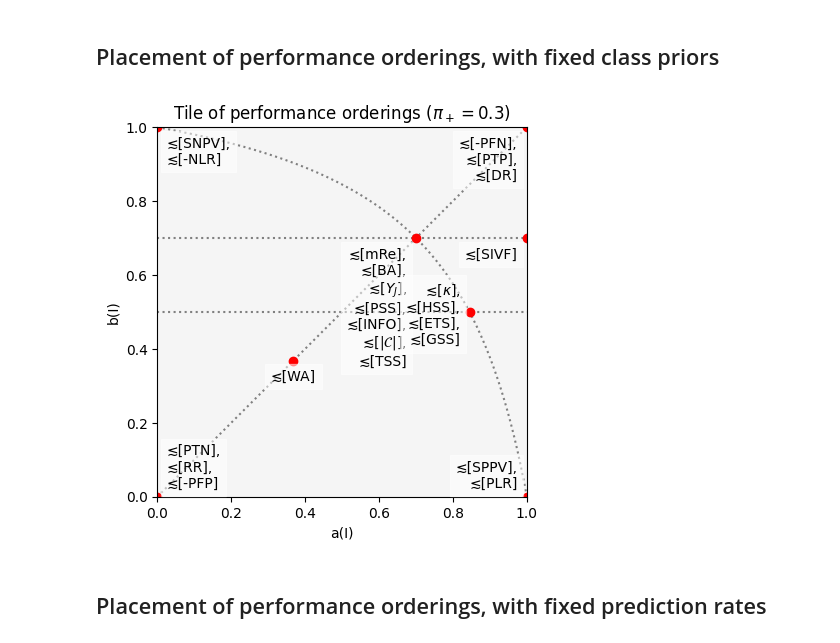
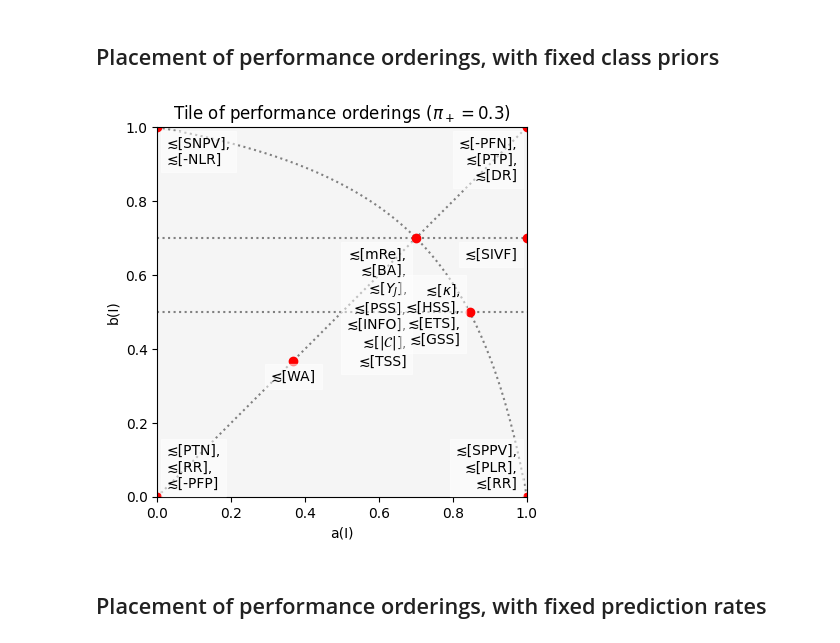
Before and after one commit to uliege-performance/sorbetto, a Jupyter notebook: examples/Pierard2024TheTile/Pierard2024TheTile_Figure3_tile.ipynb, the cells around one changed output. Drawn from its saved outputs; the diff is of its cells as text; code cells hidden in the pictures.

Commit message:
[ADD] Some connections for SciPy users: doc + ordering induced by the "relative risk" score.

```diff
--- a/examples/Pierard2024TheTile/Pierard2024TheTile_Figure3_tile.ipynb
+++ b/examples/Pierard2024TheTile/Pierard2024TheTile_Figure3_tile.ipynb
@@ -122,50 +123,32 @@ plt.show()
 # %%
 priorPos = 0.3
 
+collection = PerformanceOrderingsInducedByRankingScores
 orderings = [
-    PerformanceOrderingsInducedByRankingScores.getStandardizedNegativePredictiveValue(
-        priorPos
-    ),
-    PerformanceOrderingsInducedByRankingScores.getStandardizedPositivePredictiveValue(
-        priorPos
-    ),
-    PerformanceOrderingsInducedByRankingScores.getNegativeLikelihoodRatioComplement(
-        priorPos
-    ),
-    PerformanceOrderingsInducedByRankingScores.getPositiveLikelihoodRatio(priorPos),
-    PerformanceOrderingsInducedByRankingScores.getSkewInsensitiveVersionOfF1(priorPos),
-    PerformanceOrderingsInducedByRankingScores.getWeightedAccuracy(
-        priorPos, weightPos=0.2
-    ),
-    PerformanceOrderingsInducedByRankingScores.getMacroAveragedRecall(priorPos),
-    PerformanceOrderingsInducedByRankingScores.getBalancedAccuracy(priorPos),
-    PerformanceOrderingsInducedByRankingScores.getYoudenJ(priorPos),
-    PerformanceOrderingsInducedByRankingScores.getPeirceSkillScore(priorPos),
-    PerformanceOrderingsInducedByRankingScores.getInformedness(priorPos),
-    PerformanceOrderingsInducedByRankingScores.getCohenKappa(priorPos=priorPos),
-    PerformanceOrderingsInducedByRankingScores.getHeidkeSkillScore(priorPos=priorPos),
-    PerformanceOrderingsInducedByRankingScores.getEquitableThreatScore(
-        priorPos=priorPos
-    ),
-    PerformanceOrderingsInducedByRankingScores.getGilbertSkillScore(priorPos=priorPos),
-    PerformanceOrderingsInducedByRankingScores.getProbabilityTrueNegative(
-        priorPos=priorPos
-    ),
-    PerformanceOrderingsInducedByRankingScores.getRejectionRate(priorPos=priorPos),
-    PerformanceOrderingsInducedByRankingScores.getProbabilityFalsePositiveComplement(
-        priorPos=priorPos
-    ),
-    PerformanceOrderingsInducedByRankingScores.getProbabilityFalseNegativeComplement(
-        priorPos=priorPos
-    ),
-    PerformanceOrderingsInducedByRankingScores.getProbabilityTruePositive(
-        priorPos=priorPos
-    ),
-    PerformanceOrderingsInducedByRankingScores.getDetectionRate(priorPos=priorPos),
-    PerformanceOrderingsInducedByRankingScores.getNormalizedConfusionMatrixDeterminant(
-        priorPos=priorPos
-    ),
-    PerformanceOrderingsInducedByRankingScores.getTrueSkillStatistic(priorPos=priorPos),
+    collection.getStandardizedNegativePredictiveValue(priorPos),
+    collection.getStandardizedPositivePredictiveValue(priorPos),
+    collection.getNegativeLikelihoodRatioComplement(priorPos),
+    collection.getPositiveLikelihoodRatio(priorPos),
+    collection.getRelativeRisk(priorPos),
+    collection.getSkewInsensitiveVersionOfF1(priorPos),
+    collection.getWeightedAccuracy(priorPos, weightPos=0.2),
+    collection.getMacroAveragedRecall(priorPos),
+    collection.getBalancedAccuracy(priorPos),
+    collection.getYoudenJ(priorPos),
+    collection.getPeirceSkillScore(priorPos),
+    collection.getInformedness(priorPos),
+    collection.getCohenKappa(priorPos=priorPos),
+    collection.getHeidkeSkillScore(priorPos=priorPos),
+    collection.getEquitableThreatScore(priorPos=priorPos),
+    collection.getGilbertSkillScore(priorPos=priorPos),
+    collection.getProbabilityTrueNegative(priorPos=priorPos),
+    collection.getRejectionRate(priorPos=priorPos),
+    collection.getProbabilityFalsePositiveComplement(priorPos=priorPos),
+    collection.getProbabilityFalseNegativeComplement(priorPos=priorPos),
+    collection.getProbabilityTruePositive(priorPos=priorPos),
+    collection.getDetectionRate(priorPos=priorPos),
+    collection.getNormalizedConfusionMatrixDeterminant(priorPos=priorPos),
+    collection.getTrueSkillStatistic(priorPos=priorPos),
 ]
 
 parameterization = ParameterizationDefault()
@@ -174,34 +157,34 @@ tile = Tile(
     name=r"Tile of performance orderings ($\pi_+={:g}$)".format(priorPos),
 )
 
 locus = tile.parameterization.locateRelativeImportanceUnsatisfying(0.5, 0.5)
 annotation = AnnotationGeometric(locus, linestyle=":", color="grey")
 tile.appendAnnotation(annotation)
 
 locus = tile.parameterization.locateRelativeImportanceUnsatisfying(
     priorPos, 1.0 - priorPos
 )
 annotation = AnnotationGeometric(locus, linestyle=":", color="grey")
 tile.appendAnnotation(annotation)
 
 locus = tile.parameterization.locateOrderingsInvertedWithOpChangePredictedClass()
 annotation = AnnotationGeometric(locus, linestyle=":", color="grey")
 tile.appendAnnotation(annotation)
 
 annotation = AnnotationCurveFixedClassPriors(priorPos, linestyle=":", color="grey")
 tile.appendAnnotation(annotation)
 
 for ordering in orderings:
     annotation = AnnotationText(
         ordering, markerfacecolor="red", color="black", markeredgecolor="red"
     )
     tile.appendAnnotation(annotation)
 
 tile.draw()
 plt.show()
 # print ( tile.getExplanation () )
 # %% [output]
-[figure, old version]
+[figure, new version]
 # %% [markdown]
 ## Placement of performance orderings, with fixed prediction rates
 # %%
```
Also changed, not shown: parts of 2 cells of this notebook, 2 other files.
